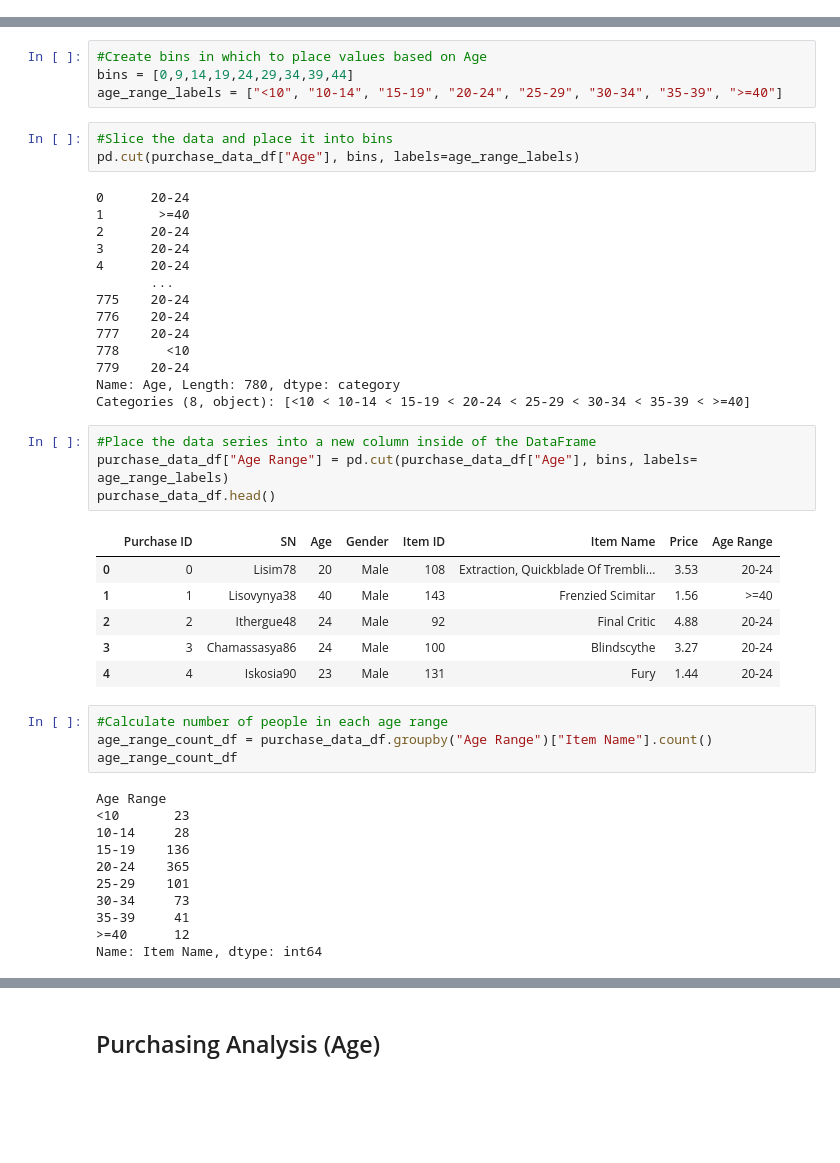
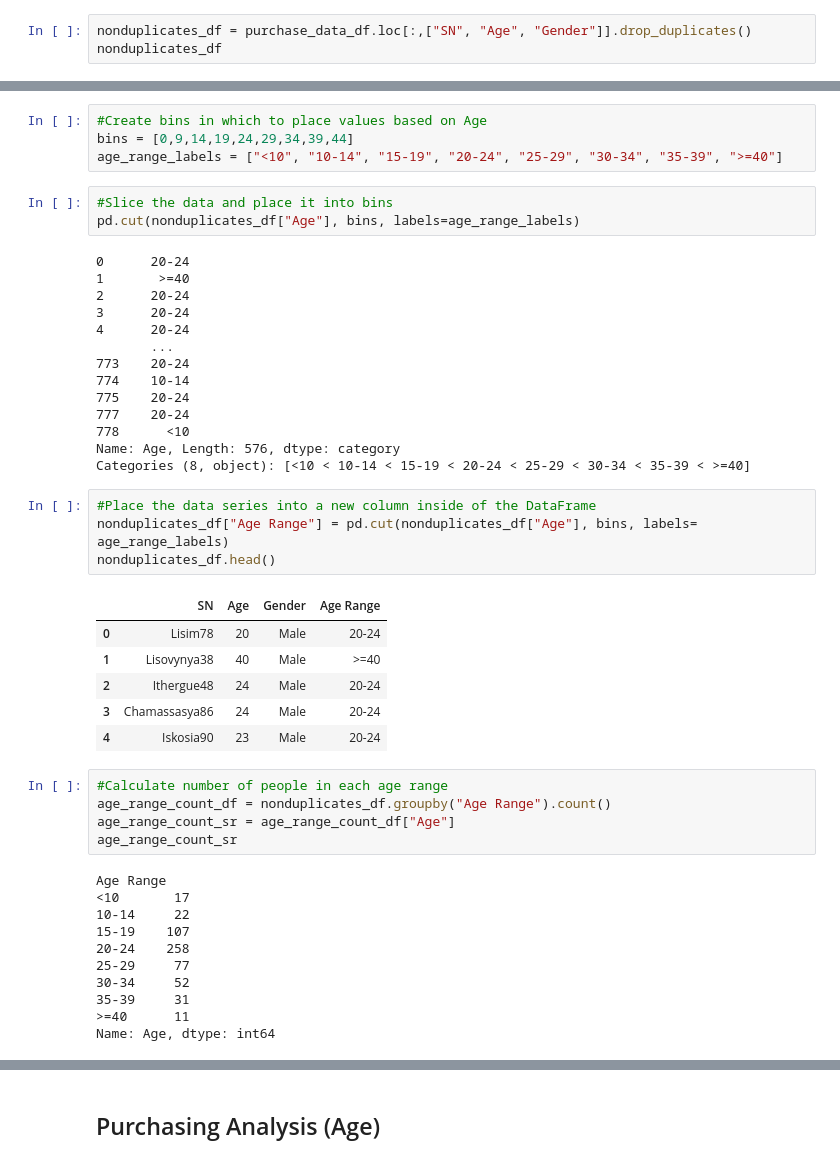
Before and after one commit to skriggs72/Heroes_of_Pymoli, a Jupyter notebook: HeroesOfPymoli/HeroesOfPymoli_starter.ipynb, the cells around one changed output, grey strips where cells are left out. Drawn from its saved outputs; the diff is of its cells as text; blank space fills up the shorter version.

```diff
--- a/HeroesOfPymoli/HeroesOfPymoli_starter.ipynb
+++ b/HeroesOfPymoli/HeroesOfPymoli_starter.ipynb
@@ -236,3 +254,6 @@ gender_analysis_df
 
 
 * Display Age Demographics Table
+# %%
+nonduplicates_df = purchase_data_df.loc[:,["SN", "Age", "Gender"]].drop_duplicates()
+nonduplicates_df
@@ -242,7 +277,7 @@ bins = [0,9,14,19,24,29,34,39,44]
 age_range_labels = ["<10", "10-14", "15-19", "20-24", "25-29", "30-34", "35-39", ">=40"]
 # %%
 #Slice the data and place it into bins
-pd.cut(purchase_data_df["Age"], bins, labels=age_range_labels)
+pd.cut(nonduplicates_df["Age"], bins, labels=age_range_labels)
 # %% [output]
 0      20-24
 1       >=40
@@ -250,38 +285,39 @@ pd.cut(purchase_data_df["Age"], bins, labels=age_range_labels)
 3      20-24
 4      20-24
        ...
+773    20-24
+774    10-14
 775    20-24
-776    20-24
 777    20-24
 778      <10
-779    20-24
-Name: Age, Length: 780, dtype: category
+Name: Age, Length: 576, dtype: category
 Categories (8, object): [<10 < 10-14 < 15-19 < 20-24 < 25-29 < 30-34 < 35-39 < >=40]
 # %%
 #Place the data series into a new column inside of the DataFrame
-purchase_data_df["Age Range"] = pd.cut(purchase_data_df["Age"], bins, labels= age_range_labels)
-purchase_data_df.head()
+nonduplicates_df["Age Range"] = pd.cut(nonduplicates_df["Age"], bins, labels= age_range_labels)
+nonduplicates_df.head()
 # %% [output]
-|  | Purchase ID | SN | Age | Gender | Item ID | Item Name | Price | Age Range |
-| 0 | 0 | Lisim78 | 20 | Male | 108 | Extraction, Quickblade Of Trembli... | 3.53 | 20-24 |
-| 1 | 1 | Lisovynya38 | 40 | Male | 143 | Frenzied Scimitar | 1.56 | >=40 |
-| 2 | 2 | Ithergue48 | 24 | Male | 92 | Final Critic | 4.88 | 20-24 |
-| 3 | 3 | Chamassasya86 | 24 | Male | 100 | Blindscythe | 3.27 | 20-24 |
-| 4 | 4 | Iskosia90 | 23 | Male | 131 | Fury | 1.44 | 20-24 |
+|  | SN | Age | Gender | Age Range |
+| 0 | Lisim78 | 20 | Male | 20-24 |
+| 1 | Lisovynya38 | 40 | Male | >=40 |
+| 2 | Ithergue48 | 24 | Male | 20-24 |
+| 3 | Chamassasya86 | 24 | Male | 20-24 |
+| 4 | Iskosia90 | 23 | Male | 20-24 |
 # %%
 #Calculate number of people in each age range
-age_range_count_df = purchase_data_df.groupby("Age Range")["Item Name"].count()
-age_range_count_df
+age_range_count_df = nonduplicates_df.groupby("Age Range").count()
+age_range_count_sr = age_range_count_df["Age"]
+age_range_count_sr
 # %% [output]
 Age Range
-<10       23
-10-14     28
-15-19    136
-20-24    365
-25-29    101
-30-34     73
-35-39     41
->=40      12
-Name: Item Name, dtype: int64
+<10       17
+10-14     22
+15-19    107
+20-24    258
+25-29     77
+30-34     52
+35-39     31
+>=40      11
+Name: Age, dtype: int64
 # %%
 #Gender Percentage Count
```
Also changed, not shown: parts of 16 cells of this notebook.
